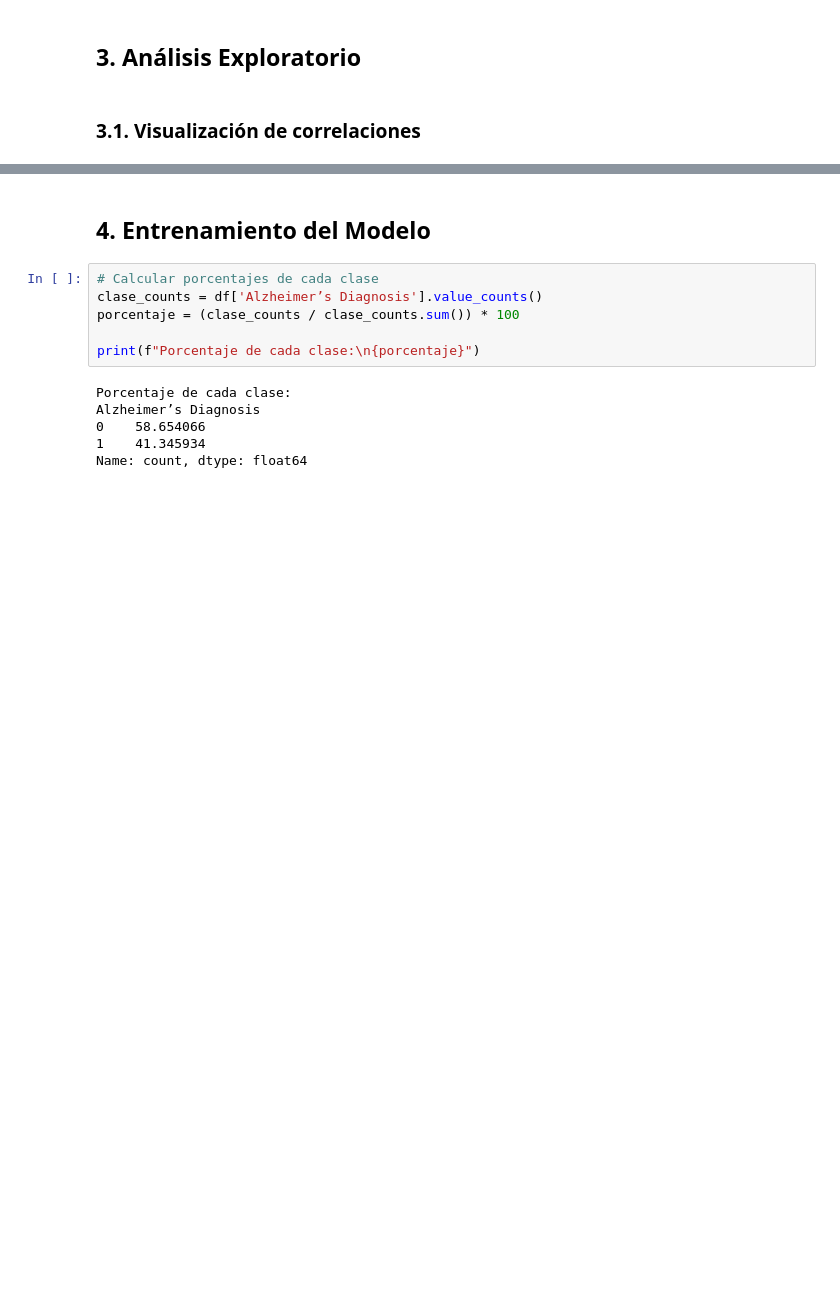
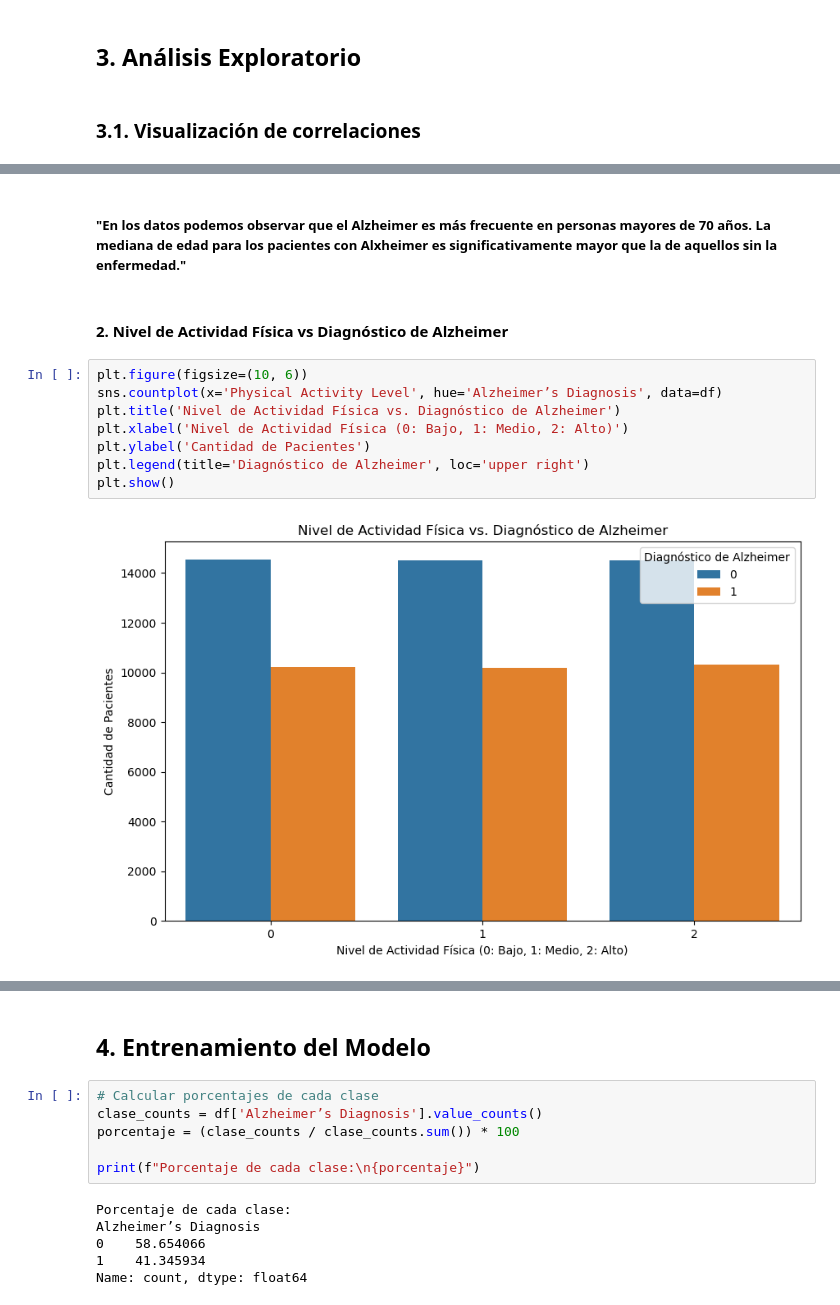
Before and after one commit to JosueRodriguezSams/RememberUs-Recuerdanos-, a Jupyter notebook: Analisis_predictivo_del_alzheimer.ipynb, the cells around one changed output, grey strips where cells are left out. Drawn from its saved outputs; the diff is of its cells as text; blank space fills up the shorter version.

```diff
--- a/Analisis_predictivo_del_alzheimer.ipynb
+++ b/Analisis_predictivo_del_alzheimer.ipynb
@@ -275,0 +288,14 @@ fig.show()
+# %% [markdown]
+##### "En los datos podemos observar que el Alzheimer es más frecuente en personas mayores de 70 años. La mediana de edad para los pacientes con Alxheimer es significativamente mayor que la de aquellos sin la enfermedad."
+# %% [markdown]
+#### 2. Nivel de Actividad Física vs Diagnóstico de Alzheimer
+# %%
+plt.figure(figsize=(10, 6))
+sns.countplot(x='Physical Activity Level', hue='Alzheimer’s Diagnosis', data=df)
+plt.title('Nivel de Actividad Física vs. Diagnóstico de Alzheimer')
+plt.xlabel('Nivel de Actividad Física (0: Bajo, 1: Medio, 2: Alto)')
+plt.ylabel('Cantidad de Pacientes')
+plt.legend(title='Diagnóstico de Alzheimer', loc='upper right')
+plt.show()
+# %% [output]
+[figure, added]
```
Also changed, not shown: parts of 39 cells of this notebook, 2 other files.
